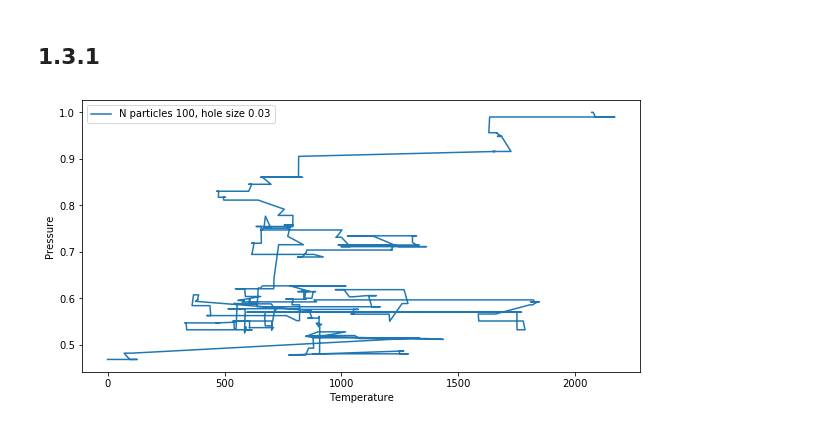
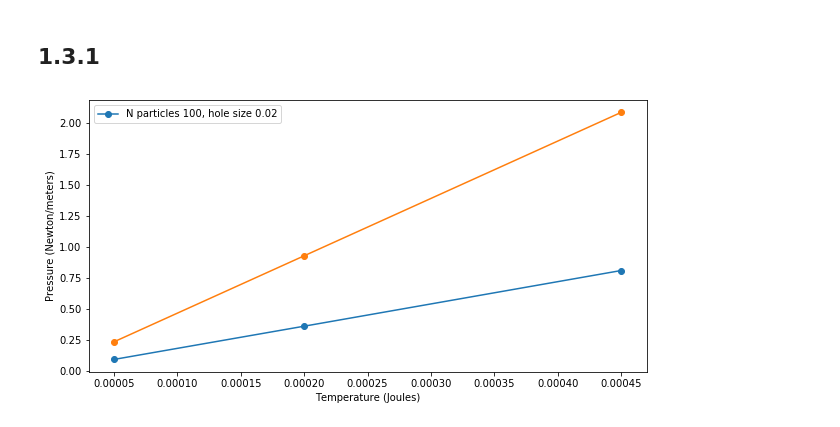
Before and after one commit to atormakh/SimulacionDeSistemas, a Jupyter notebook: 2DGasDiffusion/stats.ipynb, the cells around one changed output. Saved outputs shown, nothing was run; the diff lists cells and outputs as text; code cells hidden in the pictures.

```diff
--- a/2DGasDiffusion/stats.ipynb
+++ b/2DGasDiffusion/stats.ipynb
@@ -12,14 +12,15 @@ max_iterations=100000
 # %%
 cache = {}
 
-def exec(N, h, t, s):
-    dir = "output/{}_{}_{}_{}".format(n,h,t,s)
+def exec(N, h, t, s, v=0.01, tm=1):
+    dir = "output/{}_{}_{}_{}_{}_{}".format(n,h,t,s,v,tm)
     os.makedirs(dir, exist_ok=True)
     os.chdir(dir)
-    key = (N,h,t,s)
+    key = (N,h,t,s, v, tm)
     c =cache.get(key)
     if not c:
-        command = f"java -cp ../../target/gasDiffusion-1.0-SNAPSHOT.jar -DnumParticles={N} -DholeSize={h} -Dseed={s} -Dthreshold={t} -DmaxIterations={max_iterations} gasDiffusion.Main"
+
+        command = f"java -cp ../../target/gasDiffusion-1.0-SNAPSHOT.jar -DnumParticles={N} -DholeSize={h} -Dseed={s} -Dthreshold={t} -DmaxIterations={max_iterations} -DinitialVelocity={v} -DtimeMultiplier={tm} gasDiffusion.Main"
         proc = os.popen(command)
         time = proc.readlines()[-1]
     else:
@@ -51,7 +52,7 @@ for c in C:
     times = []
     time, data = exec(n,h, 0.05, 2022)
 
-    for time, a,b, pr, t, _data in data:
+    for time, a,b, m, t, _data in data:
         count.append(a)
         times.append(time)
 
@@ -125,56 +126,51 @@ plt.show()
 # %% [markdown]
 ## 1.3.1
 # %%
-C = [(100, 0.03)]
+n = 100
+h= 0.02
+tm = 2
+length = 0.24*2 + 0.9*2
+
+V = [0.01, 0.02, 0.03]
 
 plt.figure("P vs T", figsize=(10,5))
 plt.xlabel("Temperature")
 plt.ylabel("Pressure")
 
+pressures = []
+temperatures = []
 
+def press(t):
+    v = (0.24*0.09)
+    return t*n/v
 
-for c in C:
-    n,h = c
-    pressures = []
-    temperatures = []
-    times = []
-    time, data = exec(n,h, 0.05, 2022)
+for v in V:
 
-    for time, a,b, pr, t, _data in data:
-        pressures.append(pr)
-        temperatures.append(t)
-        times.append(time)
+    time, data = exec(n,h, 0.05, 2022, v, tm)
+    time = float(time)
 
+    end_time = time
+    start_time = time/tm
 
-    tmp = []
+    initial_momentum = 0
+    end_momentum = 0
+    temp = 0.5*1*v**2
 
-    avg = int(1/data.dt)
-    size = len(pressures)
-    for i in range(0, size):
-        end = i+avg if i+avg < size else size -1
-        tmp.append(sum(pressures[i:int(end)])/(end-i+1))
+    for time, a,b, m, t, _data in data:
+        if time >= start_time:
+            inital_momentum = m
+        else:
+            end_momentum = m
 
-    pressures = tmp
+    pressures.append((end_momentum-initial_momentum)/(length * (end_time - start_time)))
+    temperatures.append(temp)
 
-    plt.figure("P vs T", figsize=(10,5))
-    plt.xlabel("Temperature")
-    plt.ylabel("Pressure")
-    plt.plot(pressures, temperatures, label=f"N particles {n}, hole size {h}")
-    plt.legend()
-    plt.pause(0.01)
-
-    plt.figure("P vs time", figsize=(10,5))
-    plt.xlabel("Time (s)")
-    plt.ylabel("Pressure")
-    plt.plot(times, pressures, label=f"N particles {n}, hole size {h}")
-    plt.legend()
-    plt.pause(0.01)
-
-    plt.figure("T vs time", figsize=(10,5))
-    plt.xlabel("times (s)")
-    plt.ylabel("Temperature")
-    plt.plot(times, temperatures, label=f"N particles {n}, hole size {h}")
-    plt.legend()
-    plt.pause(0.01)
+plt.figure("P vs T", figsize=(10,5))
+plt.xlabel("Temperature (Joules)")
+plt.ylabel("Pressure (Newton/meters)")
+plt.plot(temperatures, pressures,"o-", label=f"N particles {n}, hole size {h}")
+plt.plot(temperatures, [ press(t) for t in temperatures], "o-")
+plt.legend()
+plt.show(0.01)
 # %% [output]
-[figure, old version]
+[figure, new version]
```
Also changed, not shown: parts of 4 cells of this notebook, 6 other files.
